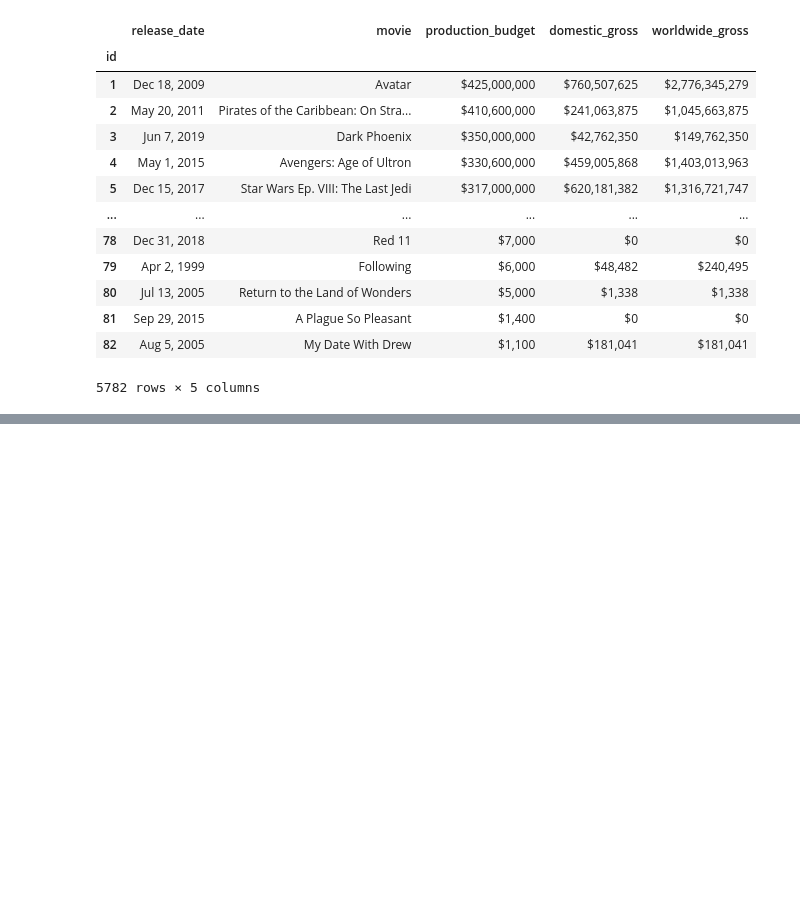
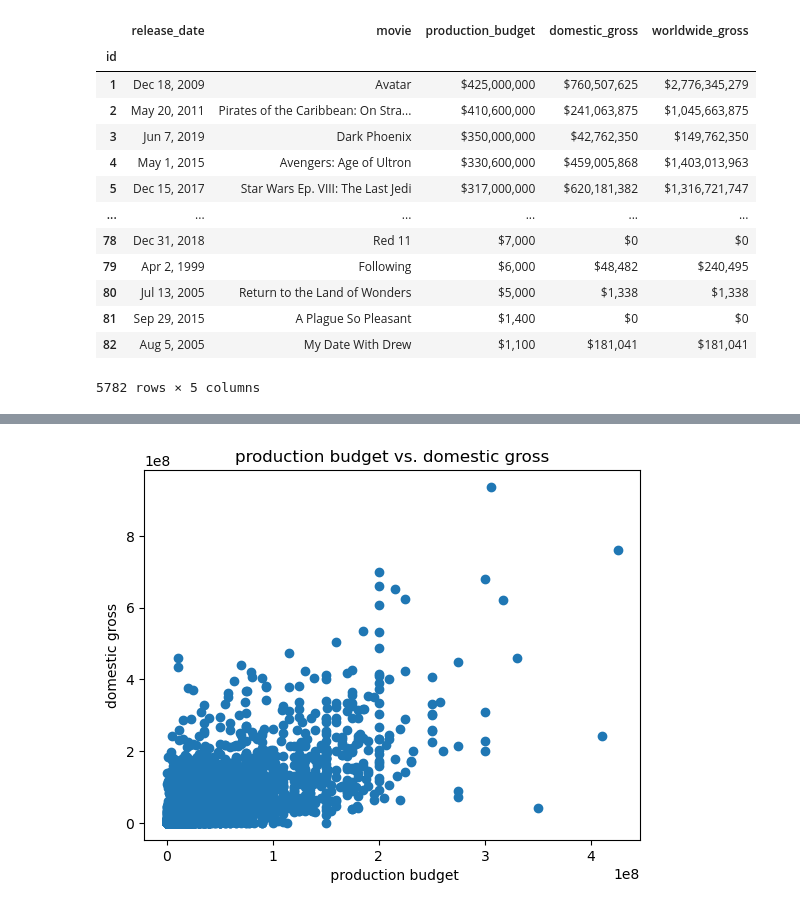
Before and after one commit to Lynn-rose/dsc-phase-1-project-movie-data-analysis, a Jupyter notebook: student.ipynb, the cells around one changed output, grey strips where cells are left out. Saved outputs shown, nothing was run; the diff lists cells and outputs as text; code cells hidden in the pictures; blank space fills up the shorter version.

```diff
--- a/student.ipynb
+++ b/student.ipynb
@@ -40,6 +128,6 @@ movies
 # %%
-movie_budget = pd.read_csv('zippedData/tn.movie_budgets.csv/tn.movie_budgets.csv',index_col = 0)
-movie_budget
+movie_budget_df = pd.read_csv('zippedData/tn.movie_budgets.csv/tn.movie_budgets.csv',index_col = 0)
+movie_budget_df
 # %% [output]
 |  | release_date | movie | production_budget | domestic_gross | worldwide_gross |
 | id |  |  |  |  |  |
@@ -99,0 +370,9 @@ ax.set_title("languages vs average votes");
+# %%
+# convert production_budget column into a float. Replace commas and $ signs to avoid errors
+movie_budget_df['production_budget'] = movie_budget_df['production_budget'].apply(lambda x: x.replace(',', '').replace('$','')).astype(float)
+
+# convert domestic_gross column into a float. Replace commas and $ signs to avoid errors
+movie_budget_df['domestic_gross'] = movie_budget_df['domestic_gross'].apply(lambda x: x.replace(',', '').replace('$','')).astype(float)
+
+# convert worldwide_gross column into a float. Replace commas and $ signs to avoid errors
+movie_budget_df['worldwide_gross'] = movie_budget_df['worldwide_gross'].apply(lambda x: x.replace(',', '').replace('$','')).astype(float)
@@ -99,0 +401,12 @@ ax.set_title("languages vs average votes");
+# %%
+fig, ax = plt.subplots()
+
+ax.scatter(movie_budget_df['production_budget'], movie_budget_df['domestic_gross'])
+
+#ax.plot(x_bounds, y_bounds, "--", label="perfect correlation")
+
+ax.set_title("production budget vs. domestic gross")
+ax.set_xlabel(" production budget")
+ax.set_ylabel("domestic gross");
+# %% [output]
+[figure, added]
```
Also changed, not shown: parts of 52 cells of this notebook.
